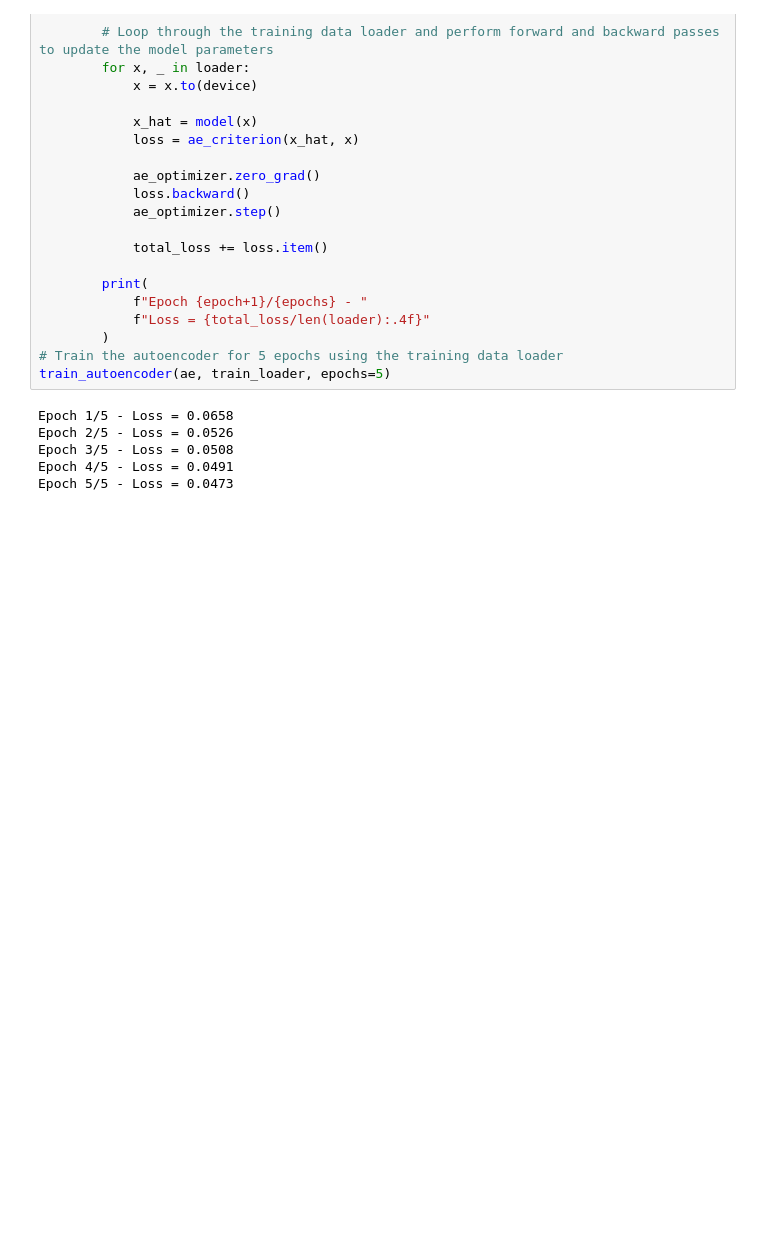
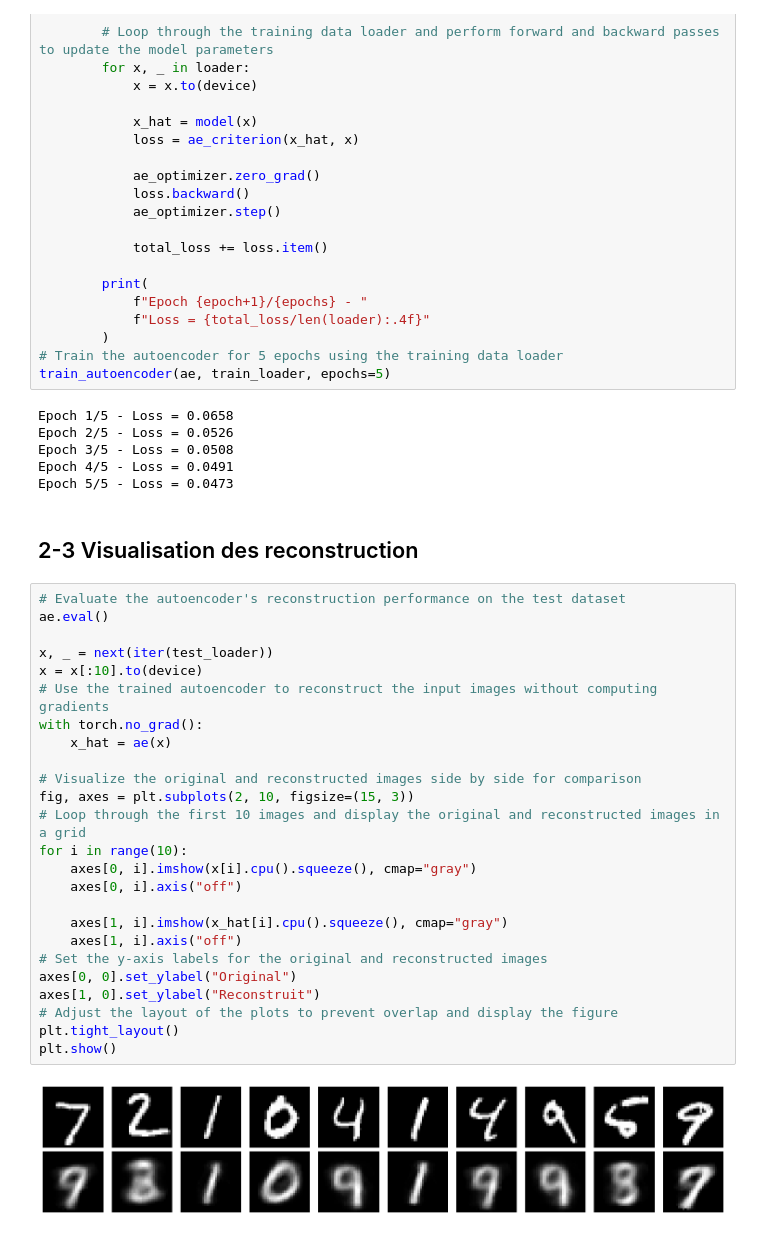
Before and after one commit to Ramadiaw12/model_generatifs, a Jupyter notebook: model-generatif_pytorch.ipynb, the cells around one changed output. Drawn from its saved outputs; the diff is of its cells as text; blank space fills up the shorter version.

```diff
--- a/model-generatif_pytorch.ipynb
+++ b/model-generatif_pytorch.ipynb
@@ -279,3 +279,32 @@ Epoch 2/5 - Loss = 0.0526
 Epoch 3/5 - Loss = 0.0508
 Epoch 4/5 - Loss = 0.0491
 Epoch 5/5 - Loss = 0.0473
+# %% [markdown]
+## 2-3 Visualisation des reconstruction
+# %%
+# Evaluate the autoencoder's reconstruction performance on the test dataset
+ae.eval()
+
+x, _ = next(iter(test_loader))
+x = x[:10].to(device)
+# Use the trained autoencoder to reconstruct the input images without computing gradients
+with torch.no_grad():
+    x_hat = ae(x)
+
+# Visualize the original and reconstructed images side by side for comparison
+fig, axes = plt.subplots(2, 10, figsize=(15, 3))
+# Loop through the first 10 images and display the original and reconstructed images in a grid
+for i in range(10):
+    axes[0, i].imshow(x[i].cpu().squeeze(), cmap="gray")
+    axes[0, i].axis("off")
+
+    axes[1, i].imshow(x_hat[i].cpu().squeeze(), cmap="gray")
+    axes[1, i].axis("off")
+# Set the y-axis labels for the original and reconstructed images
+axes[0, 0].set_ylabel("Original")
+axes[1, 0].set_ylabel("Reconstruit")
+# Adjust the layout of the plots to prevent overlap and display the figure
+plt.tight_layout()
+plt.show()
+# %% [output]
+[figure, added]
```
Also changed, not shown: parts of 2 cells of this notebook.
